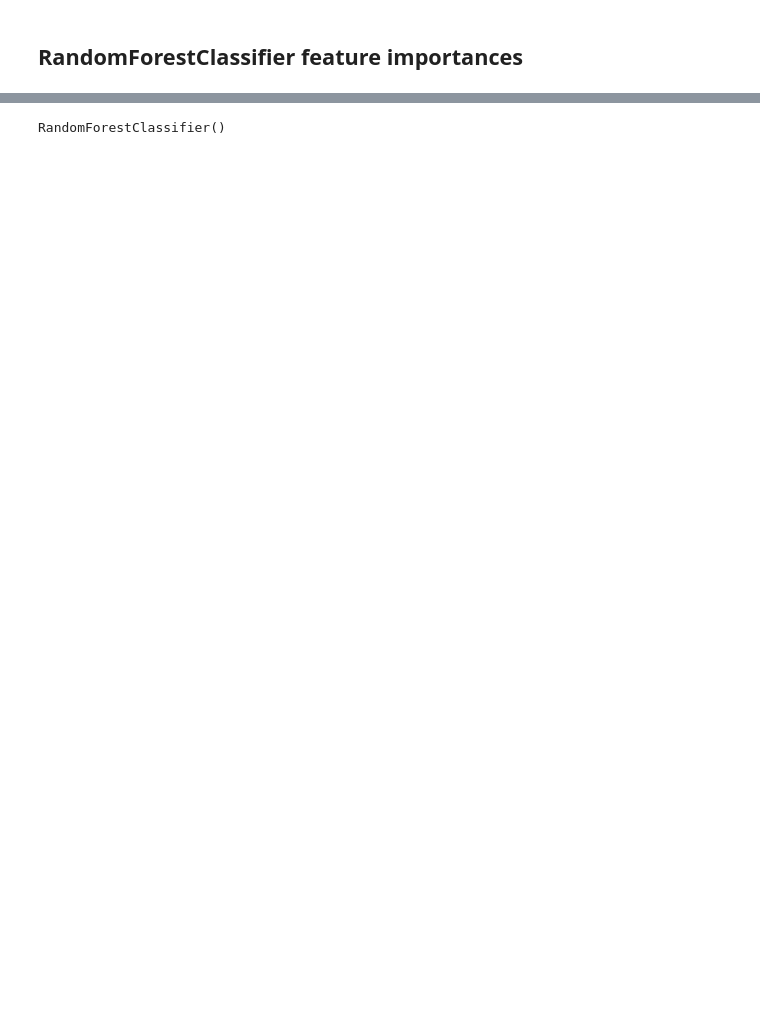
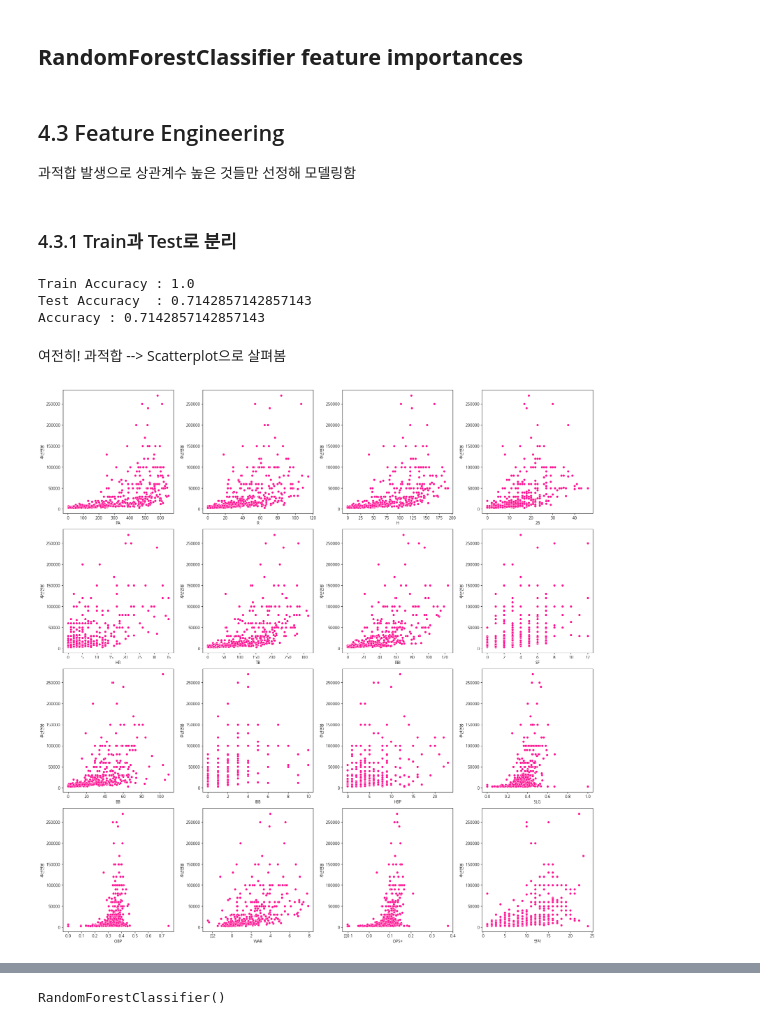
Before and after one commit to zefo38/kbo_salary, a Jupyter notebook: 07. Classifier Modeling.ipynb, the cells around one changed output, grey strips where cells are left out. Saved outputs shown, nothing was run; the diff lists cells and outputs as text; code cells hidden in the pictures; blank space fills up the shorter version.

```diff
--- a/07. Classifier Modeling.ipynb
+++ b/07. Classifier Modeling.ipynb
@@ -260,2 +299,7 @@ data.columns.tolist()
 # %% [markdown]
 ## **RandomForestClassifier feature importances**
+# %% [markdown]
+## 4.3 Feature Engineering
+과적합 발생으로 상관계수 높은 것들만 선정해 모델링함
+# %% [markdown]
+### 4.3.1 Train과 Test로 분리
@@ -261,0 +322,38 @@ data.columns.tolist()
+# %%
+from sklearn.ensemble import RandomForestClassifier
+from sklearn.metrics import accuracy_score
+
+model = RandomForestClassifier()
+
+model.fit(X_train,y_train)
+
+
+# test 데이터 예측
+y_pred = model.predict(X_test)
+
+# 정확도 계산
+print(f'Train Accuracy : {model.score(X_train, y_train)}')
+print(f'Test Accuracy  : {model.score(X_test, y_test)}')
+
+accuracy = accuracy_score(y_test, y_pred)
+print(f"Accuracy : {accuracy}")
+# %% [output]
+Train Accuracy : 1.0
+Test Accuracy  : 0.7142857142857143
+Accuracy : 0.7142857142857143
+# %% [markdown]
+여전히! 과적합 --> Scatterplot으로 살펴봄
+# %%
+col_n = 4
+row_n = 4
+fig, ax = plt.subplots(ncols=col_n, nrows=row_n, figsize=(20, row_n*5))
+
+# '3B','HR','SF','SO','BB','연차'
+df_eda = df_hitter[['PA','R','H','2B','HR','TB','RBI','SF','BB','IBB','HBP','SLG','OBP','WAR','OPS+','연차','후년연봉']]
+
+for i, col in enumerate(df_eda.columns[:-1]):
+  sns.scatterplot(y=df_hitter['후년연봉'], x=df_hitter[col], data=df_hitter,palette='bwr', ax=ax[int(i/col_n), int(i%col_n)],color='deeppink')
+
+plt.tight_layout()
+# %% [output]
+[figure, added]
```
Also changed, not shown: parts of 35 cells of this notebook, 2 other files.
